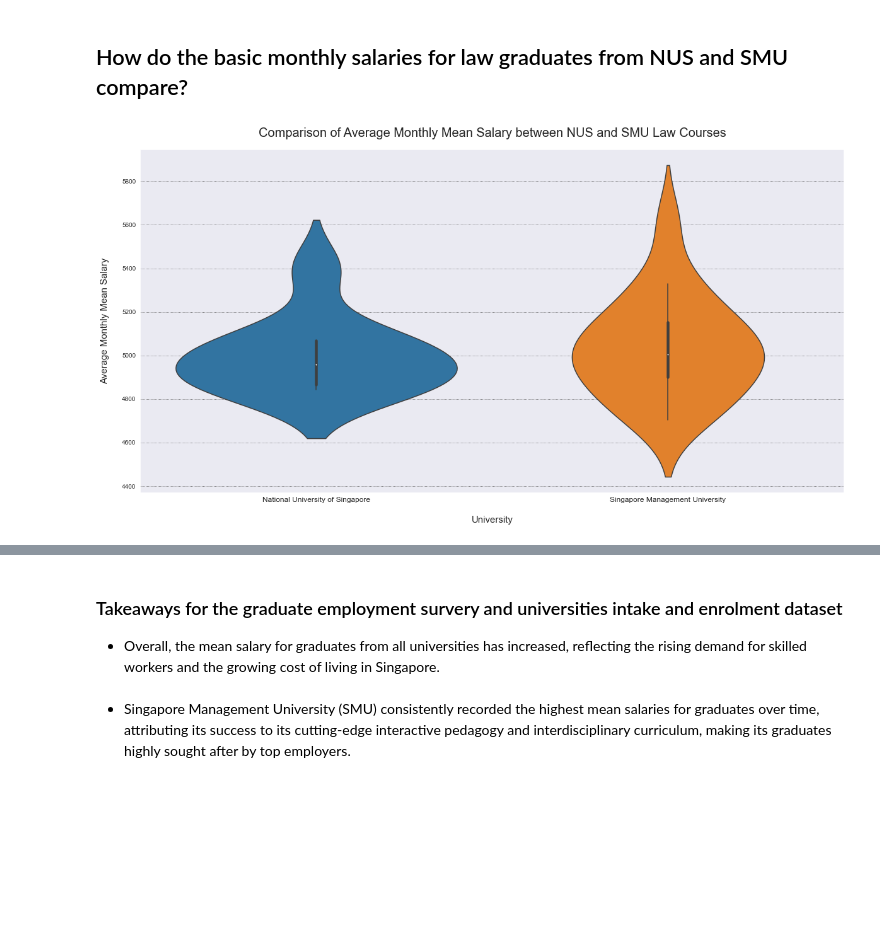
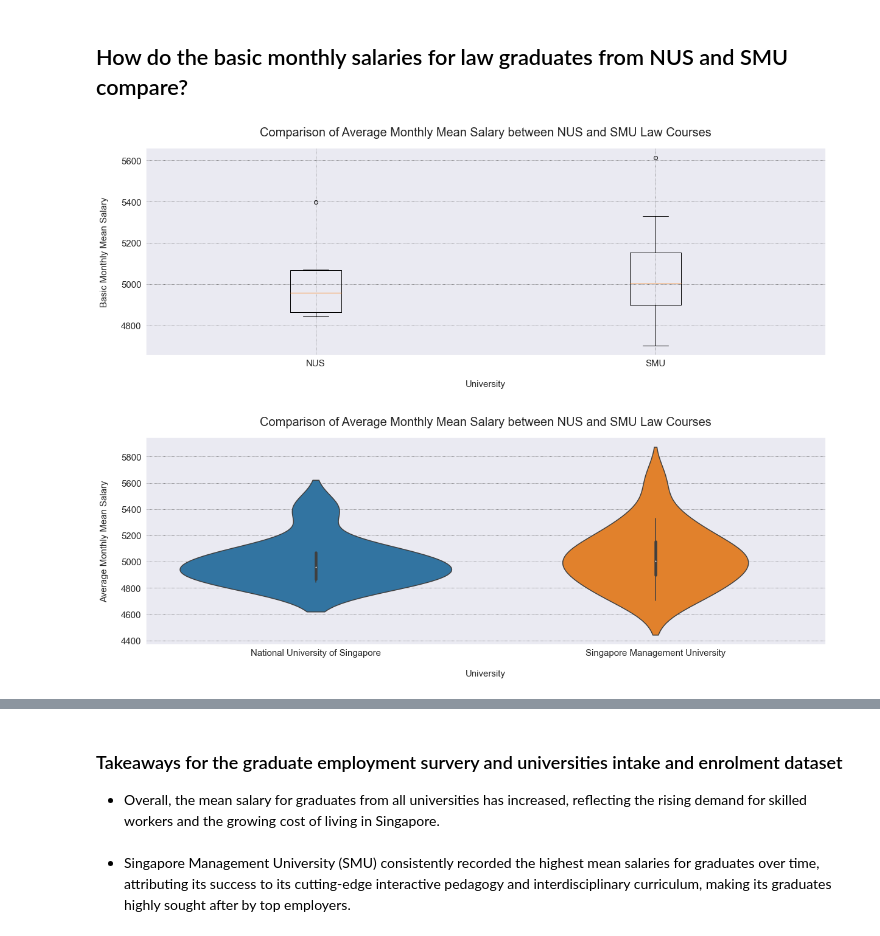
Before and after one commit to rajkaran27/PDS-CA2, a Jupyter notebook: CA2-new.ipynb, the cells around one changed output, grey strips where cells are left out. Cells and saved outputs as stored; diff of their text form; code cells hidden in the pictures; blank space fills up the shorter version.

```diff
--- a/CA2-new.ipynb
+++ b/CA2-new.ipynb
@@ -706,25 +870,43 @@ The analysis reveals notable disparities in employment rates and average monthly
 # %%
 law_course = graduate_employment_survey[graduate_employment_survey.degree.str.contains('Law')]
 
+#creating a copy of the dataframes
 nus_law = law_course[law_course.university == 'National University of Singapore'].copy()
 smu_law = law_course[law_course.university == 'Singapore Management University'].copy()
 
+#narrowing by universities
 nus_law["University"] = "National University of Singapore"
 smu_law["University"] = "Singapore Management University"
 
+#converting to numbers
 nus_law['basic_monthly_mean'] = pd.to_numeric(nus_law['basic_monthly_mean'])
 smu_law['basic_monthly_mean'] = pd.to_numeric(smu_law['basic_monthly_mean'])
 
+#combining the dataframes
 law_data = pd.concat([nus_law, smu_law])
 
-plt.figure(figsize=(20, 10))
+plt.figure(figsize=(20, 15))
+
+# plotting boxplot
+plt.subplot(2, 1, 1)
+plt.boxplot([nus_law.basic_monthly_mean, smu_law.basic_monthly_mean], labels=['NUS', 'SMU'])
+plt.title('Comparison of Average Monthly Mean Salary between NUS and SMU Law Courses', fontsize=20,pad=20)
+plt.xlabel('University', fontsize=15,labelpad=20)
+plt.ylabel('Basic Monthly Mean Salary', fontsize=15,labelpad=20)
+plt.xticks(fontsize=15)
+plt.yticks(fontsize=15)
+
+# plotting violinplot
+plt.subplot(2, 1, 2)
 sns.violinplot(x="University", y="basic_monthly_mean", data=law_data)
 plt.xlabel('University', fontsize=15,labelpad=20)
 plt.ylabel('Average Monthly Mean Salary', fontsize=15,labelpad=20)
 plt.title('Comparison of Average Monthly Mean Salary between NUS and SMU Law Courses', fontsize=20,pad=20)
-plt.xticks(fontsize=12)
-plt.yticks(fontsize=10)
+plt.xticks(fontsize=15)
+plt.yticks(fontsize=15)
+
+plt.subplots_adjust(hspace=0.4)
 plt.show()
 # %% [output]
-[figure, old version]
+[figure, new version]
 # %% [markdown]
```
Also changed, not shown: parts of 21 cells of this notebook, 3 other files.
